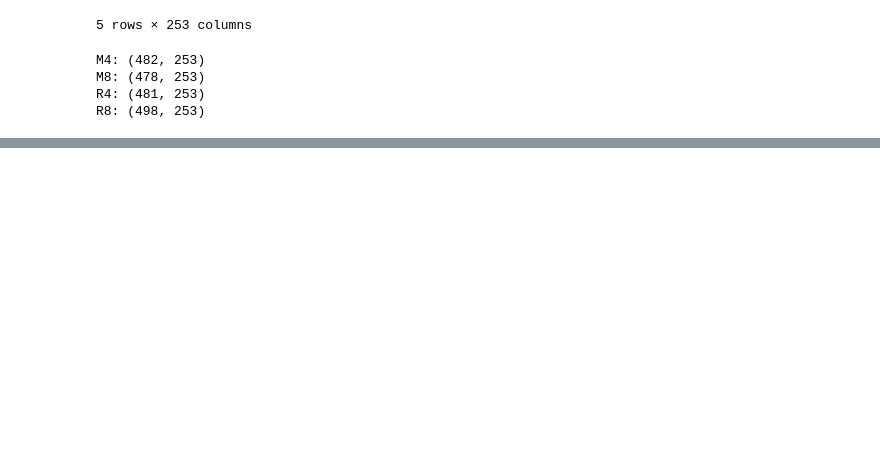
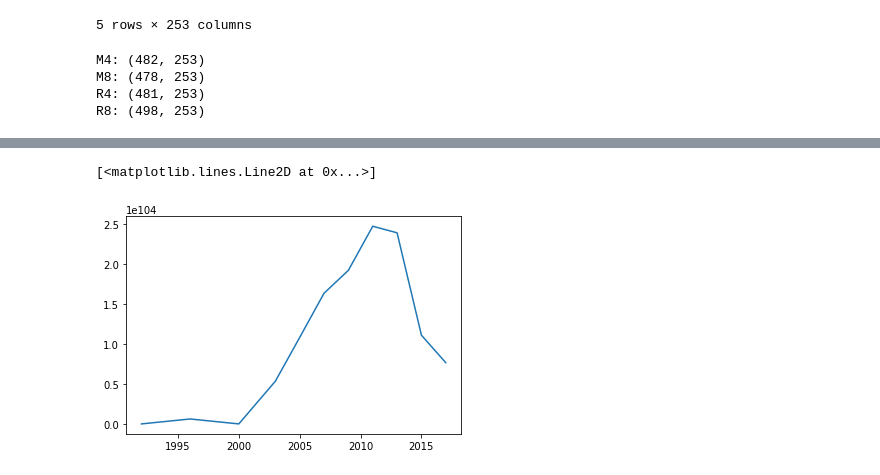
Before and after one commit to WeinanZhi/U.S.-Education, a Jupyter notebook: U.S. Education.ipynb, the cells around one changed output, grey strips where cells are left out. Saved outputs shown, nothing was run; the diff lists cells and outputs as text; code cells hidden in the pictures; blank space fills up the shorter version.

```diff
--- a/U.S. Education.ipynb
+++ b/U.S. Education.ipynb
@@ -372,0 +359,15 @@ R^2_adj_R8: 0.3386995656142979
+# %%
+# ARIMA
+## Load data
+time_series = pd.read_csv("ARIMA.csv")
+ts_M4 = pd.concat([time_series[['YEAR', 'AVG_MATH_4_SCORE']]], axis = 1)
+ts_M8 = pd.concat([time_series[['YEAR', 'AVG_MATH_8_SCORE']]], axis = 1)
+ts_R4 = pd.concat([time_series[['YEAR', 'AVG_READING_4_SCORE']]], axis = 1)
+ts_R8 = pd.concat([time_series[['YEAR', 'AVG_READING_8_SCORE']]], axis = 1)
+ts_M4.index = pd.Index([1992, 1996, 2000, 2003, 2005, 2007, 2009, 2011, 2013, 2015, 2017])
+# %%
+ts_M4['AVG_MATH_4_SCORE'] = np.exp(ts_M4['AVG_MATH_4_SCORE'])
+plt.plot(ts_M4['YEAR'],ts_M4['AVG_MATH_4_SCORE'])
+# %% [output]
+[<matplotlib.lines.Line2D at 0x...>]
+[figure, added]
```
Also changed, not shown: parts of 11 cells of this notebook.
